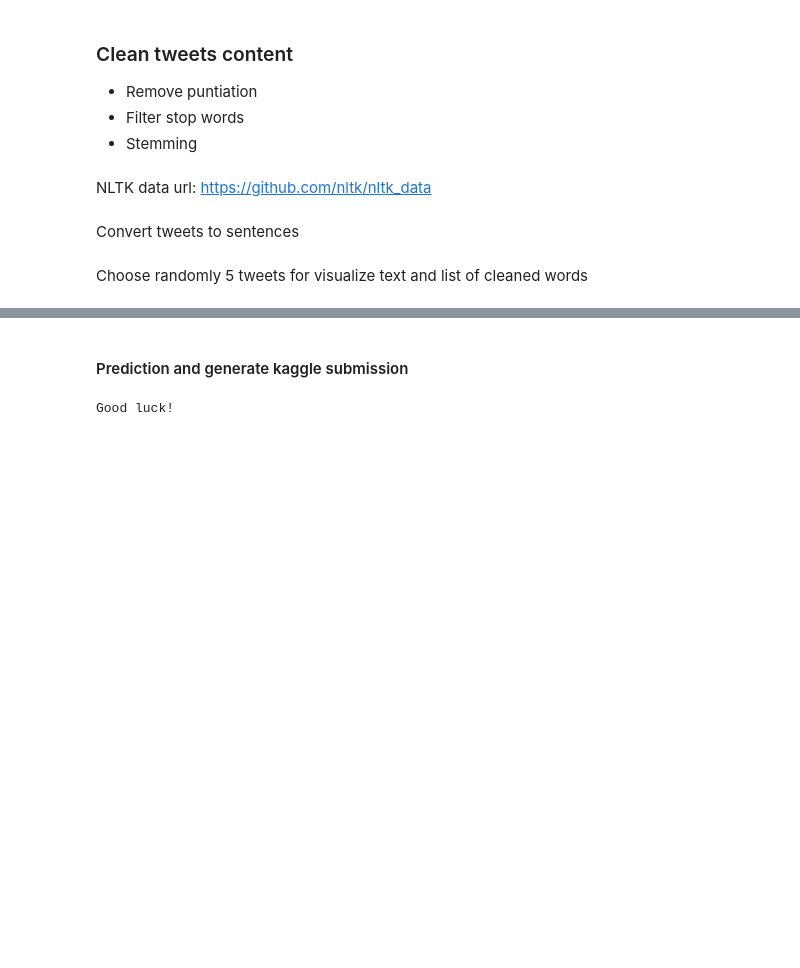
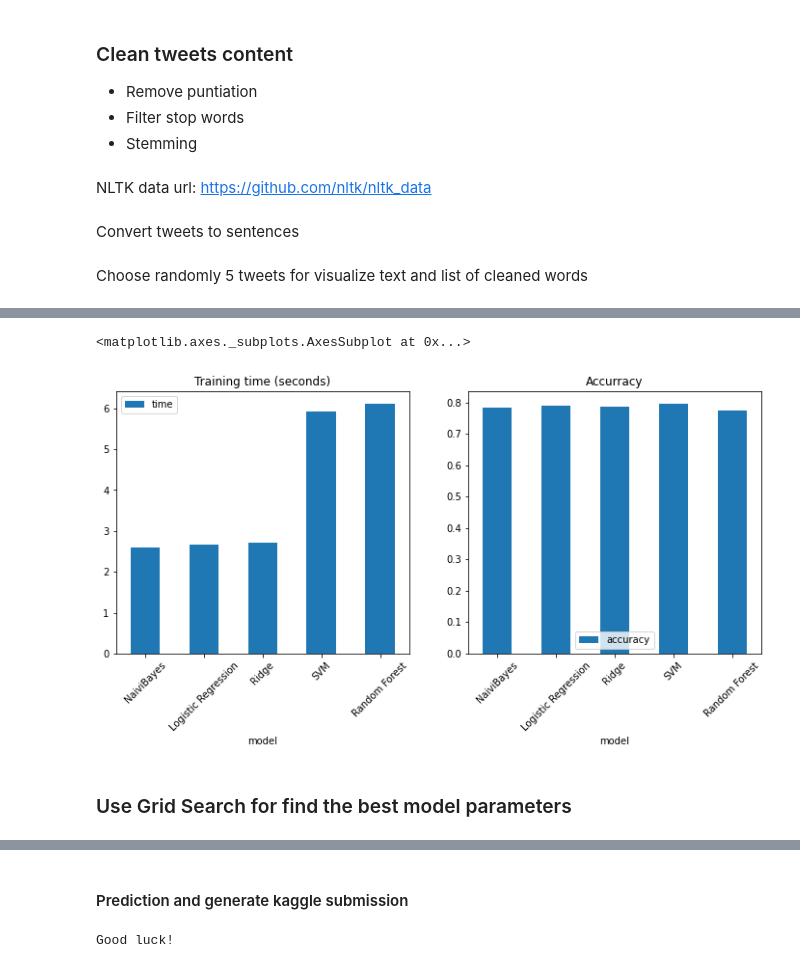
Before and after one commit to casals90/nlp_with_disaster_tweets, a Jupyter notebook: NLP_twitter.ipynb, the cells around one changed output, grey strips where cells are left out. Drawn from its saved outputs; the diff is of its cells as text; code cells hidden in the pictures; blank space fills up the shorter version.

Commit message:
Adding more models

```diff
--- a/NLP_twitter.ipynb
+++ b/NLP_twitter.ipynb
@@ -397,0 +506,21 @@ Accuracy: 0.8012259194395797
+# %%
+def train_and_predict_pipeline(pipeline, x_train, y_train, x_test, y_test, target_names):
+    print("\nTraining model ...")
+
+    start = timeit.default_timer()
+    pipeline.fit(x_train, y_train)
+    stop = timeit.default_timer()
+
+    training_time = stop - start
+    print(f"Done!\nTraining time: {training_time}\nMaking predictions...")
+
+    y_pred = pipeline.predict(x_test)
+
+    accuracy = accuracy_score(y_pred, y_test)
+
+    print(classification_report(y_pred, y_test, target_names=target_names))
+    print(f"Confusion matrix:\n{confusion_matrix(y_pred, y_test)}")
+    print(f"\nAccuracy: {accuracy}")
+    print("-"*20)
+
+    return training_time, accuracy
@@ -397,0 +589,13 @@ Accuracy: 0.8012259194395797
+# %%
+fig = plt.figure(figsize=(12, 5))
+
+ax1 = fig.add_subplot(121)
+ax2 = fig.add_subplot(122)
+
+results_df[["model", "time"]].plot(kind="bar", x="model", y="time", rot=45, title="Training time (seconds)", ax=ax1)
+results_df[["model", "accuracy"]].plot(kind="bar", x="model", y="accuracy", rot=45, title="Accurracy", ax=ax2)
+# %% [output]
+<matplotlib.axes._subplots.AxesSubplot at 0x...>
+[figure, added]
+# %% [markdown]
+### Use Grid Search for find the best model parameters
```
Also changed, not shown: parts of 33 cells of this notebook, 1 other file.
